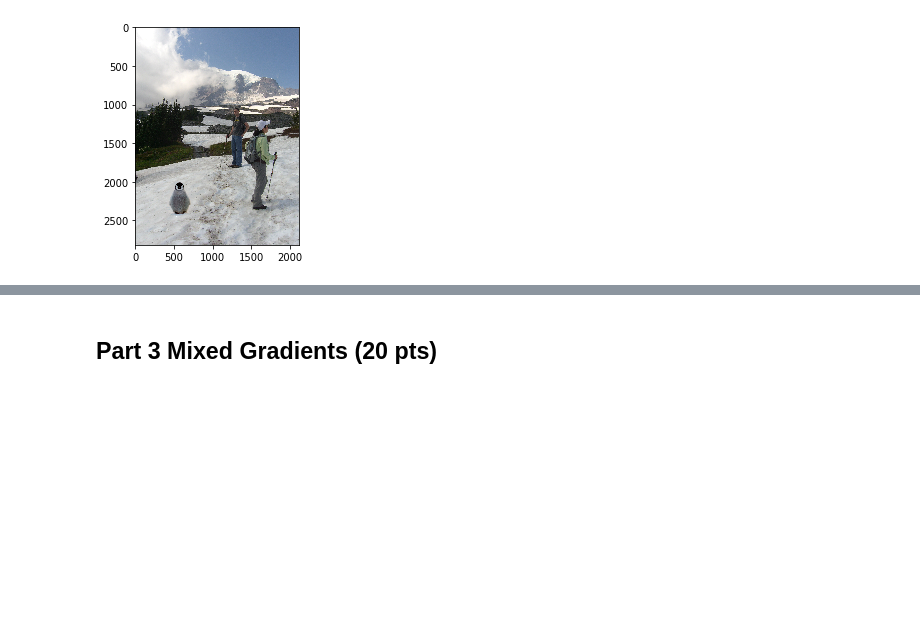
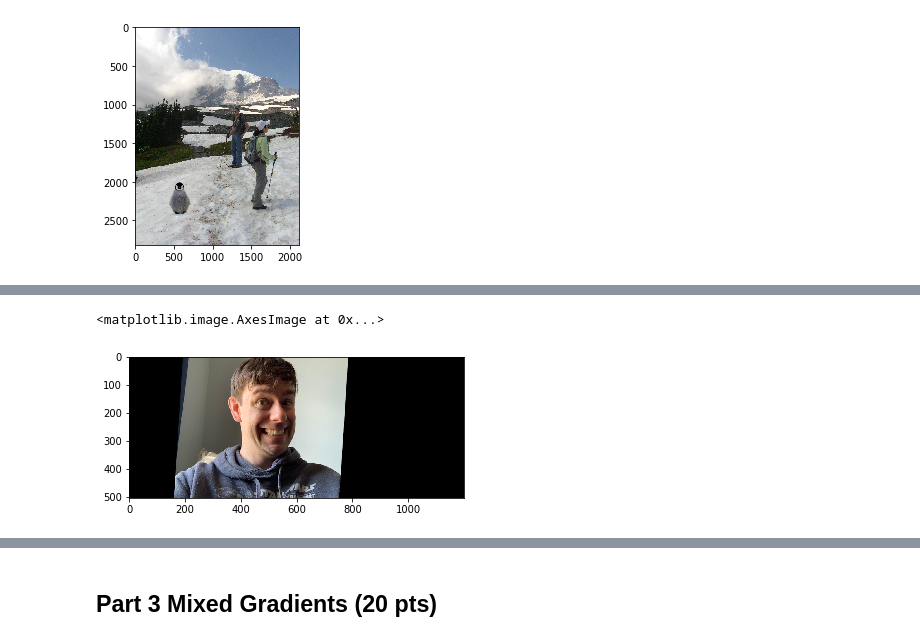
Before and after one commit to nathanfitz-coder/computationalphotography, a Jupyter notebook: project3/Project3.ipynb, the cells around one changed output, grey strips where cells are left out. Cells and saved outputs as stored; diff of their text form; code cells hidden in the pictures; blank space fills up the shorter version.

```diff
--- a/project3/Project3.ipynb
+++ b/project3/Project3.ipynb
@@ -255,0 +273,7 @@ Total time took 0 hours, 5 minutes, and 43 seconds
+# %%
+foreground_img = cv2.cvtColor(cv2.imread('samples/smile_foreground.jpg'), cv2.COLOR_BGR2RGB).astype('double') / 255.0
+plt.close()
+plt.imshow(foreground_img)
+# %% [output]
+<matplotlib.image.AxesImage at 0x...>
+[figure, added]
```
Also changed, not shown: parts of 9 cells of this notebook, 3 other files.
